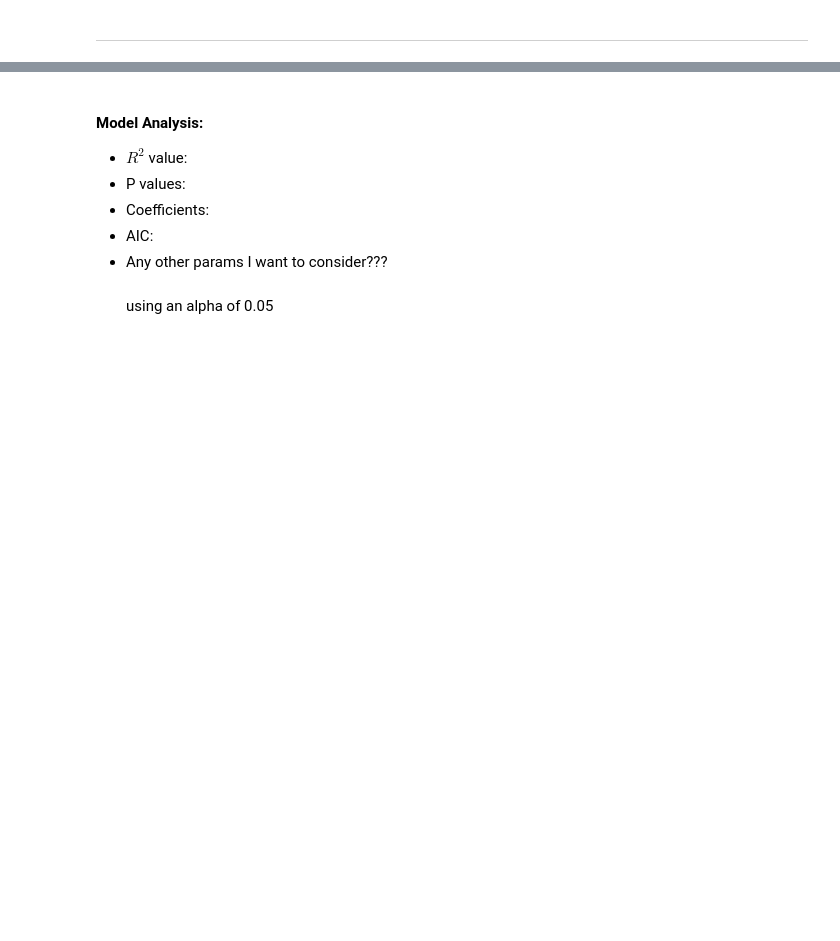
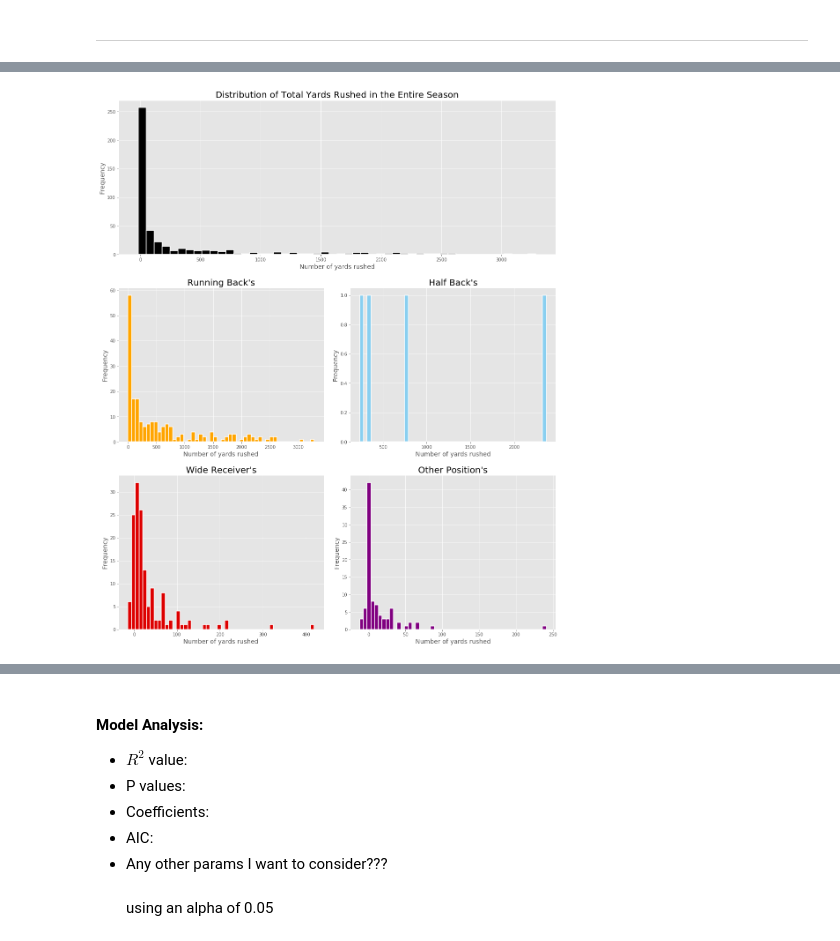
Before and after one commit to Louis-Bad/NFL-Rushing-Yards, a Jupyter notebook: main.ipynb, the cells around one changed output, grey strips where cells are left out. Cells and saved outputs as stored; diff of their text form; code cells hidden in the pictures; blank space fills up the shorter version.

```diff
--- a/main.ipynb
+++ b/main.ipynb
@@ -176,0 +255,85 @@ Warnings:
+# %%
+# Asthetic values for the figure
+plt.style.use('ggplot')
+fig = plt.figure(figsize=(15,18))
+
+# total distribution of run plays in the dataset
+all_rushers_total = df.loc[df['IsRusher'] == "YES"]
+all_rushers_total = all_rushers_total.groupby('NflId').sum()['Yards']
+
+# aesthetic values for the plot
+fig.add_subplot(3,2, (1,2))
+plt.title('Distribution of Total Yards Rushed in the Entire Season', fontsize=20)
+plt.xlabel('Number of yards rushed', fontsize=14)
+plt.ylabel('Frequency', fontsize=14)
+
+plt.hist(all_rushers_total, bins=50, color='black', edgecolor='white', linewidth=1.5)
+
+
+
+# running back distribution
+rb_total = df.loc[(df['IsRusher'] == "YES") & (df['Position'] == "RB")]
+rb_total = rb_total.loc[:, ['NflId', 'Yards']].groupby('NflId').sum()['Yards']
+
+# aesthetic values for the plot
+fig.add_subplot(3,2,3)
+plt.title('Running Back\'s', fontsize=20)
+plt.xlabel('Number of yards rushed', fontsize=14)
+plt.ylabel('Frequency', fontsize=14)
+
+plt.hist(rb_total, bins=50, color='#ffa500', edgecolor='white', linewidth=1.5)
+
+
+
+# Half back distribution
+hb_total = df.loc[(df['IsRusher'] == "YES") & (df['Position'] == "HB")]
+hb_total = hb_total.loc[:, ['NflId', 'Yards']].groupby('NflId').sum()['Yards']
+
+# aesthetic values for the plot
+fig.add_subplot(3,2,4)
+plt.title('Half Back\'s', fontsize=20)
+plt.xlabel('Number of yards rushed', fontsize=14)
+plt.ylabel('Frequency', fontsize=14)
+
+plt.hist(hb_total, bins=50, color='#89cff0', edgecolor='white', linewidth=1.5)
+
+
+
+# Wide Receiver distribution
+wr_total = df.loc[(df['IsRusher'] == "YES") & (df['Position'] == "WR")]
+wr_total = wr_total.loc[:, ['NflId', 'Yards']].groupby('NflId').sum()['Yards']
+
+# aesthetic values for the plot
+fig.add_subplot(3,2,5)
+plt.title('Wide Receiver\'s', fontsize=20)
+plt.xlabel('Number of yards rushed', fontsize=14)
+plt.ylabel('Frequency', fontsize=14)
+
+plt.hist(wr_total, bins=50, color='#DD0000', edgecolor='white', linewidth=1.5)
+
+
+
+# Other distribution
+other_total = df.loc[(df['IsRusher'] == "YES") & ((df['Position'] == "FB")
+                                               | (df['Position'] == "QB")
+                                               | (df['Position'] == "TE")
+                                               | (df['Position'] == "CB")
+                                               | (df['Position'] == "DT")
+                                               | (df['Position'] == "G")
+                                               | (df['Position'] == "DE"))]
+
+other_total = other_total.loc[:, ['NflId', 'Yards']].groupby('NflId').sum()['Yards']
+
+# aesthetic values for the plot
+fig.add_subplot(3,2,6)
+plt.title('Other Position\'s', fontsize=20)
+plt.xlabel('Number of yards rushed', fontsize=14)
+plt.ylabel('Frequency', fontsize=14)
+
+plt.hist(other_total, bins=50, color='#800080', edgecolor='white', linewidth=1.5)
+
+
+plt.tight_layout(pad=2)
+plt.show();
+# %% [output]
+[figure, added]
```
Also changed, not shown: parts of 53 cells of this notebook.
